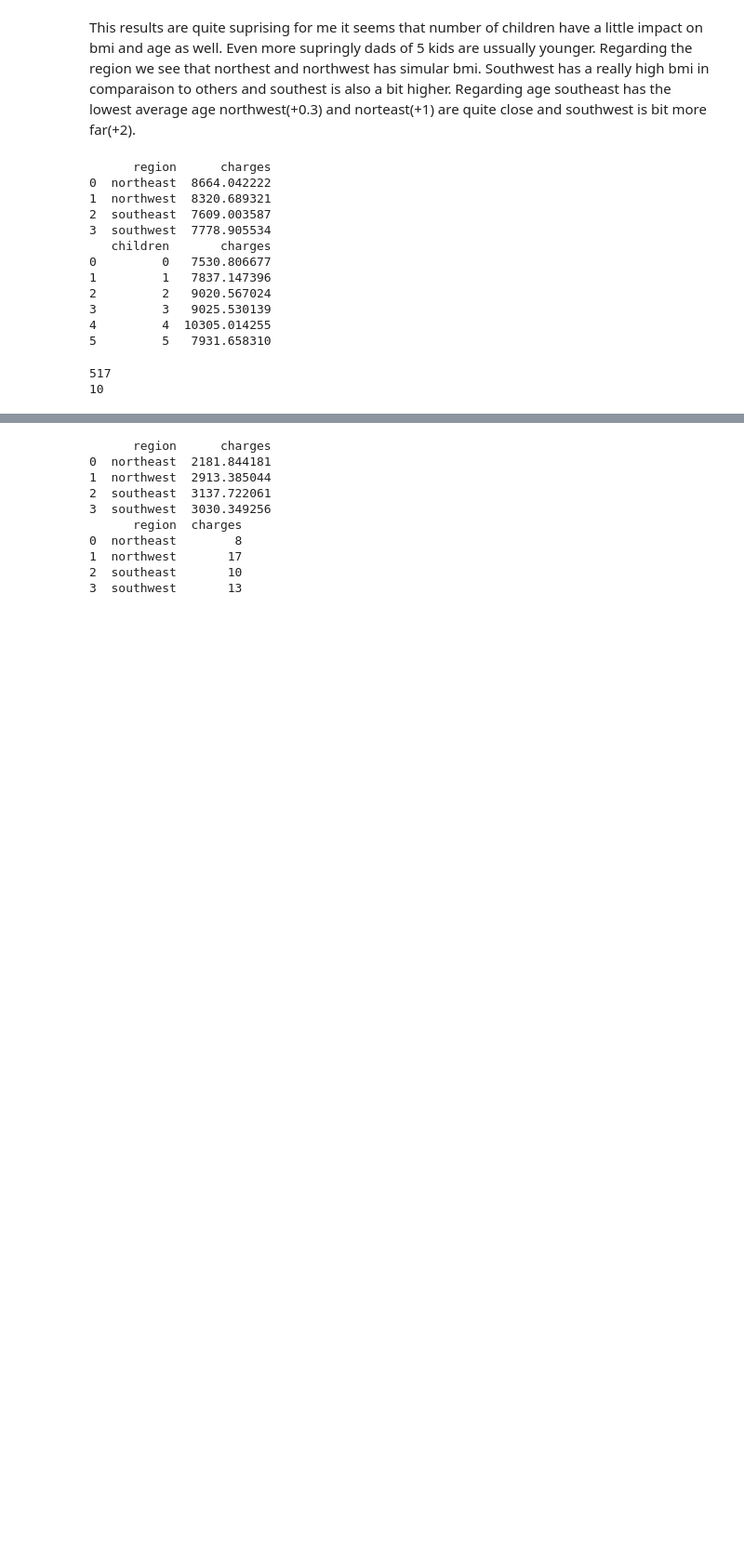
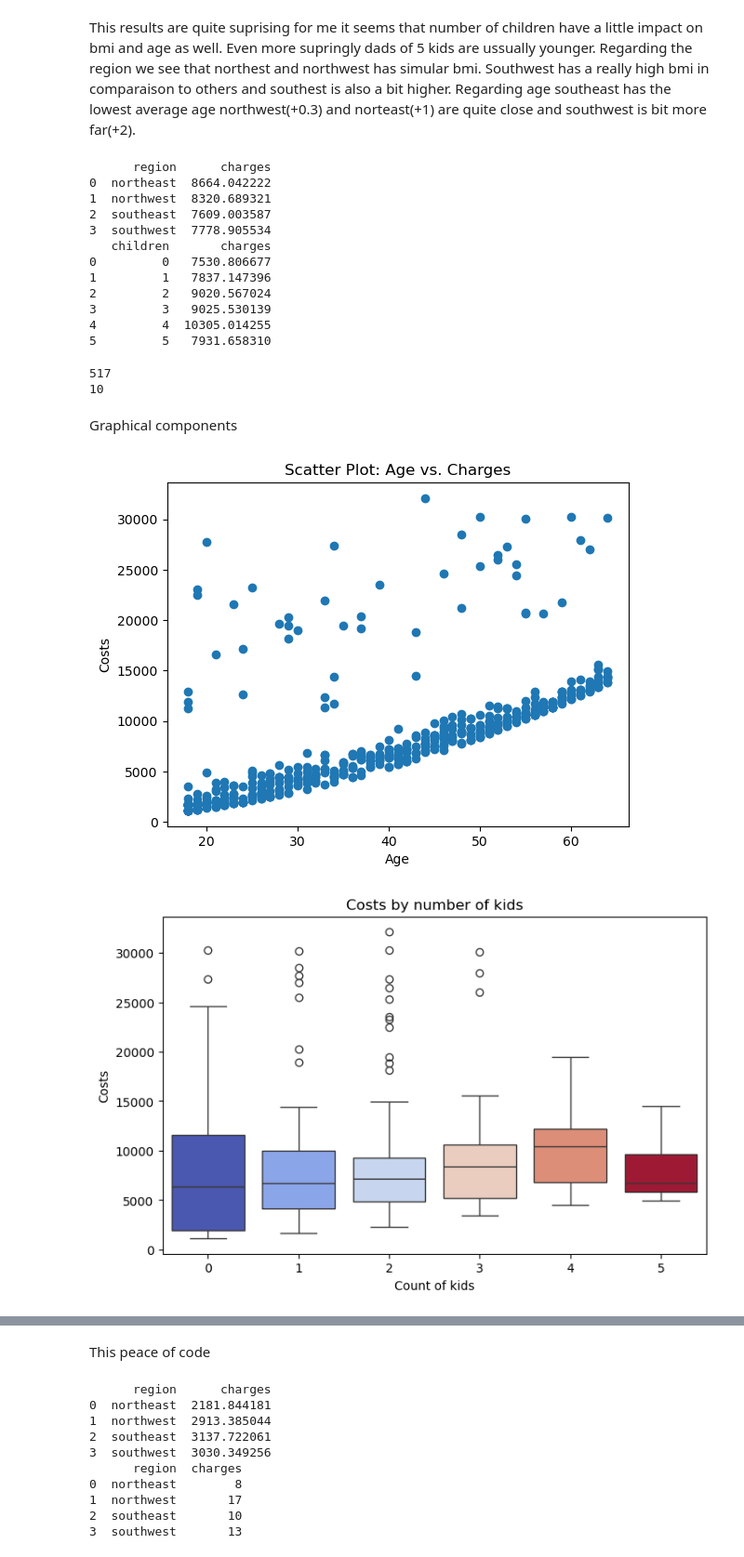
Before and after one commit to jakubkohout1/insurance, a Jupyter notebook: us-medical-insurance-costs.ipynb, the cells around one changed output, grey strips where cells are left out. Shown: that part at 93% size. Drawn from its saved outputs; the diff is of its cells as text; code cells hidden in the pictures; blank space fills up the shorter version.

```diff
--- a/us-medical-insurance-costs.ipynb
+++ b/us-medical-insurance-costs.ipynb
@@ -110,3 +110,36 @@ print(count)
 # %% [output]
 517
 10
+# %% [markdown]
+Graphical components
+# %%
+import matplotlib.pyplot as plt
+import seaborn as sns
+
+plt.scatter(filtered_df["age"],filtered_df["charges"])
+
+plt.xlabel("Age")
+plt.ylabel("Costs")
+plt.title("Scatter Plot: Age vs. Charges")
+plt.show()
+
+
+plt.figure(figsize=(8, 5))
+sns.boxplot(x="children", y="charges", data=filtered_df,hue="children", palette="coolwarm",legend=False)
+
+plt.xlabel("Count of kids")
+plt.ylabel("Costs")
+plt.title("Costs by number of kids")
+plt.show()
+
+
+plt.figure(figsize=(8, 5))
+sns.boxplot(x="region", y="charges", data=filtered_df,hue="region", palette="coolwarm",legend=False)
+
+plt.xlabel("Region")
+plt.ylabel("Costs")
+plt.title("Costs by region")
+plt.show()
+# %% [output]
+[figure, added]
+[figure, added]
@@ -113,3 +147,5 @@ print(count)
+# %% [markdown]
+This peace of code
 # %%
 currently_best_df = filtered_df[(filtered_df["age"]>=19)&(filtered_df["age"]<=23)&(filtered_df["children"]==0)]
 region_current_mean_cost = currently_best_df.groupby("region")["charges"].mean().reset_index()
```
Also changed, not shown: parts of 1 cell of this notebook.
